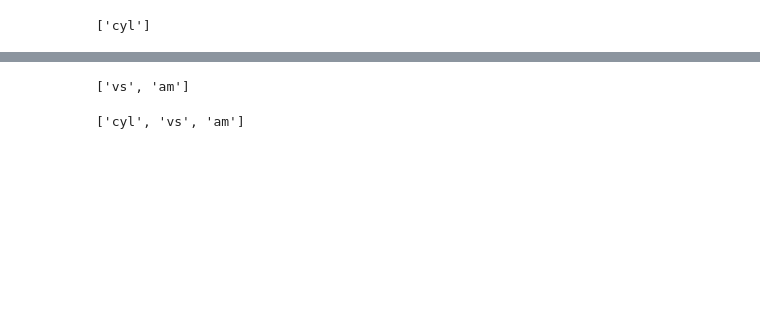
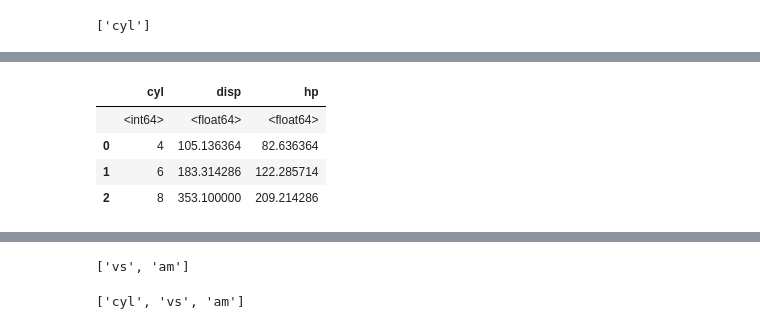
Before and after one commit to pwwang/datar, a Jupyter notebook: docs/notebooks/group_by.ipynb, the cells around one changed output, grey strips where cells are left out. Saved outputs shown, nothing was run; the diff lists cells and outputs as text; code cells hidden in the pictures; blank space fills up the shorter version.

```diff
--- a/docs/notebooks/group_by.ipynb
+++ b/docs/notebooks/group_by.ipynb
@@ -85,6 +96,17 @@ by_cyl >> summarise(
 | 0 | 4 | 105.136364 | 82.636364 |
 | 1 | 6 | 183.314286 | 122.285714 |
 | 2 | 8 | 353.100000 | 209.214286 |
+# %%
+by_cyl >> summarise(
+  disp = f.disp.mean(),
+  hp = f.hp.mean()
+)
+# %% [output]
+|  | cyl | disp | hp |
+|  | <int64> | <float64> | <float64> |
+| 0 | 4 | 105.136364 | 82.636364 |
+| 1 | 6 | 183.314286 | 122.285714 |
+| 2 | 8 | 353.100000 | 209.214286 |
 # %%
 by_cyl >> filter(f.disp == max(f.disp))
 # %% [output]
```
Also changed, not shown: parts of 8 cells of this notebook, 26 other files.
